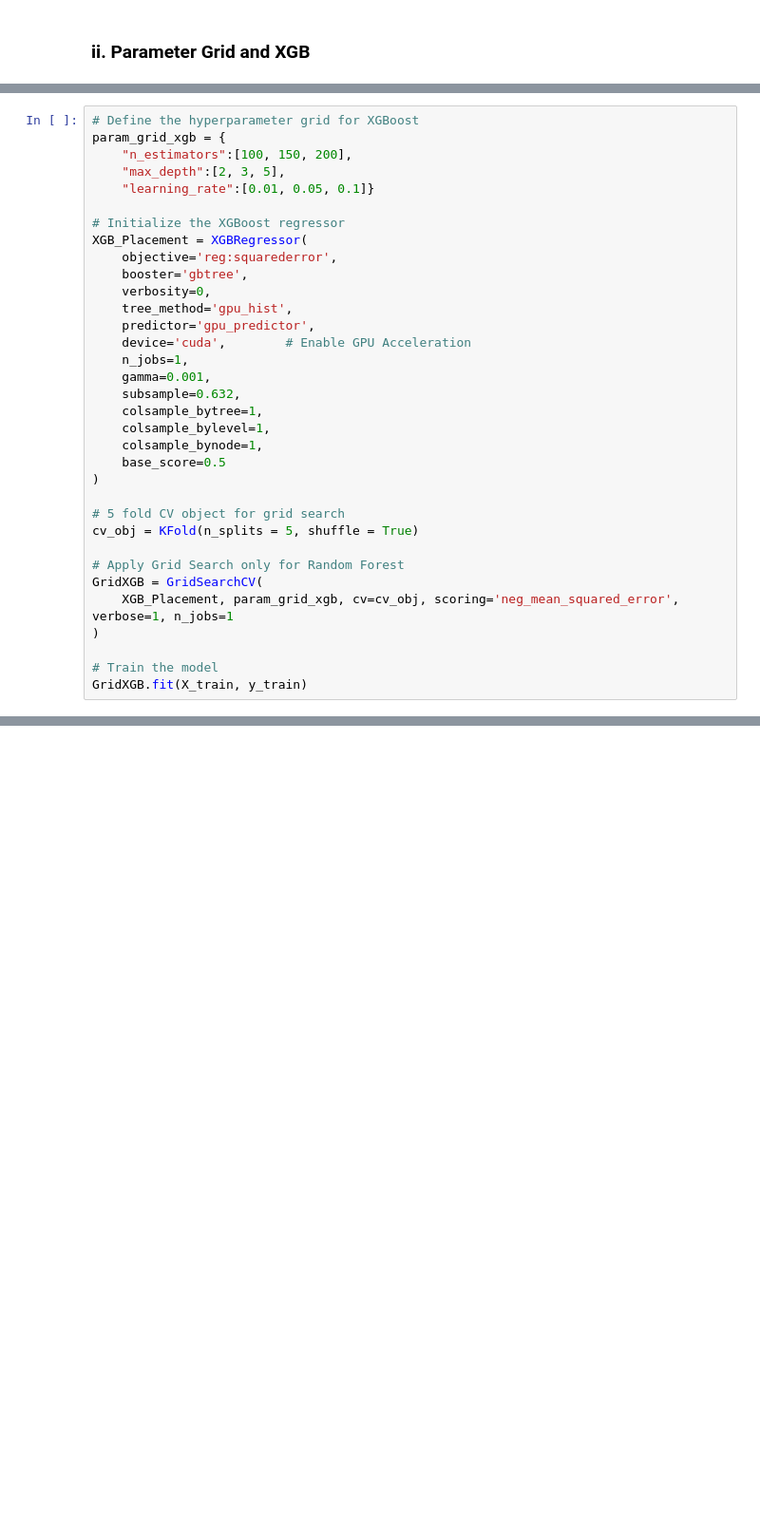
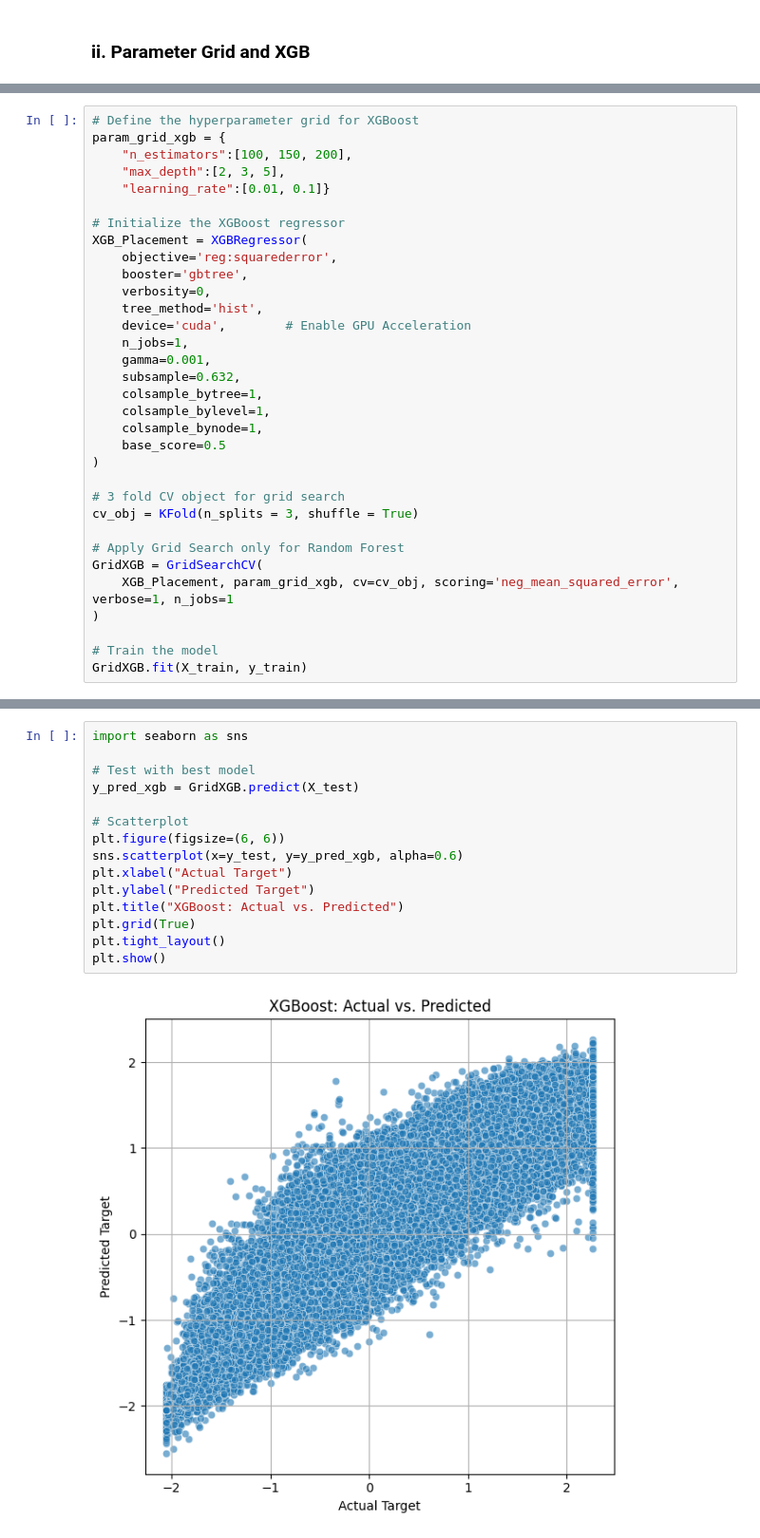
Before and after one commit to namrapatel/ca-households, a Jupyter notebook: Part2b.ipynb, the cells around one changed output, grey strips where cells are left out. Shown at 95% size. Saved outputs shown, nothing was run; the diff lists cells and outputs as text; blank space fills up the shorter version.

```diff
--- a/Part2b.ipynb
+++ b/Part2b.ipynb
@@ -271,15 +256,14 @@ Training using GPU...
 param_grid_xgb = {
     "n_estimators":[100, 150, 200],
     "max_depth":[2, 3, 5],
-    "learning_rate":[0.01, 0.05, 0.1]}
+    "learning_rate":[0.01, 0.1]}
 
 # Initialize the XGBoost regressor
 XGB_Placement = XGBRegressor(
     objective='reg:squarederror',
     booster='gbtree',
     verbosity=0,
-    tree_method='gpu_hist',
-    predictor='gpu_predictor',
+    tree_method='hist',
     device='cuda',        # Enable GPU Acceleration
     n_jobs=1,
     gamma=0.001,
@@ -290,8 +274,8 @@ XGB_Placement = XGBRegressor(
     base_score=0.5
 )
 
-# 5 fold CV object for grid search
-cv_obj = KFold(n_splits = 5, shuffle = True)
+# 3 fold CV object for grid search
+cv_obj = KFold(n_splits = 3, shuffle = True)
 
 # Apply Grid Search only for Random Forest
 GridXGB = GridSearchCV(
@@ -304,0 +316,17 @@ NameError: name 'XGBRegressor' is not defined
+# %%
+import seaborn as sns
+
+# Test with best model
+y_pred_xgb = GridXGB.predict(X_test)
+
+# Scatterplot
+plt.figure(figsize=(6, 6))
+sns.scatterplot(x=y_test, y=y_pred_xgb, alpha=0.6)
+plt.xlabel("Actual Target")
+plt.ylabel("Predicted Target")
+plt.title("XGBoost: Actual vs. Predicted")
+plt.grid(True)
+plt.tight_layout()
+plt.show()
+# %% [output]
+[figure, added]
```
Also changed, not shown: parts of 18 cells of this notebook.
